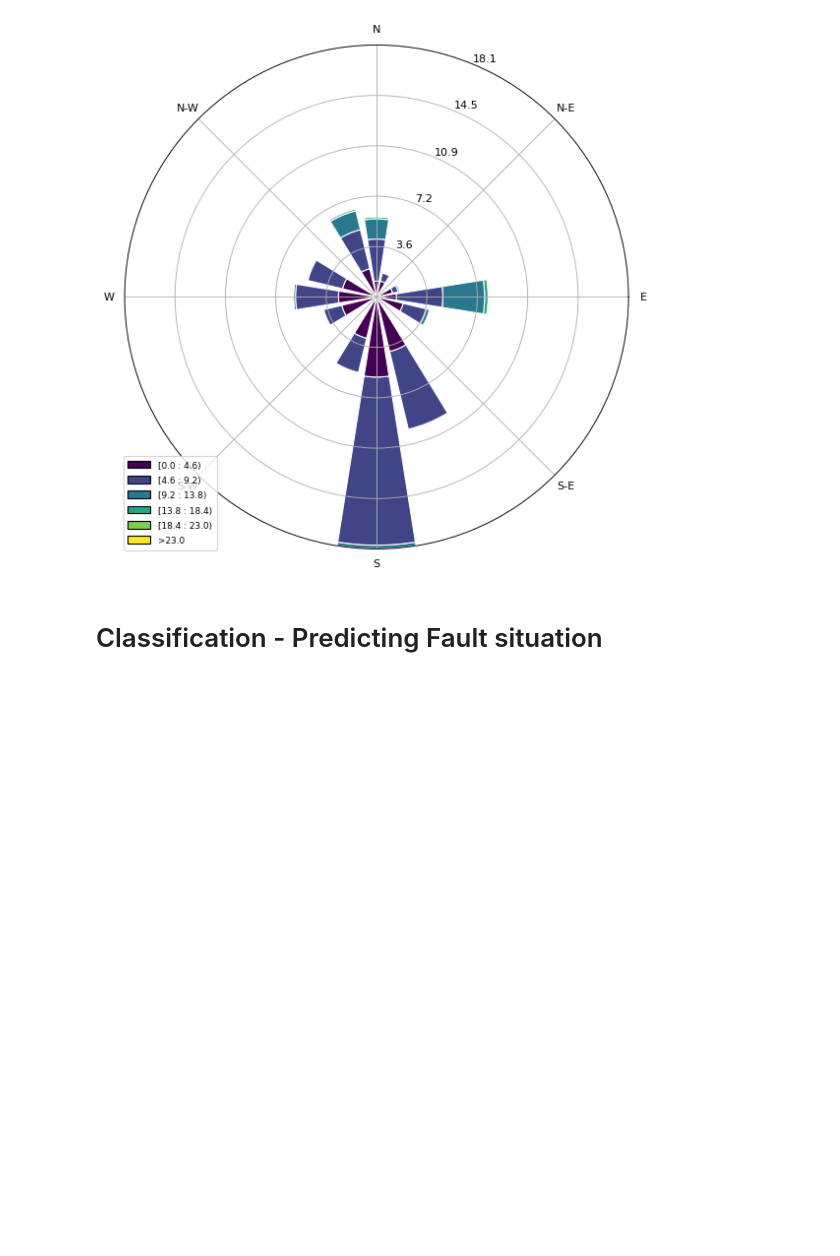
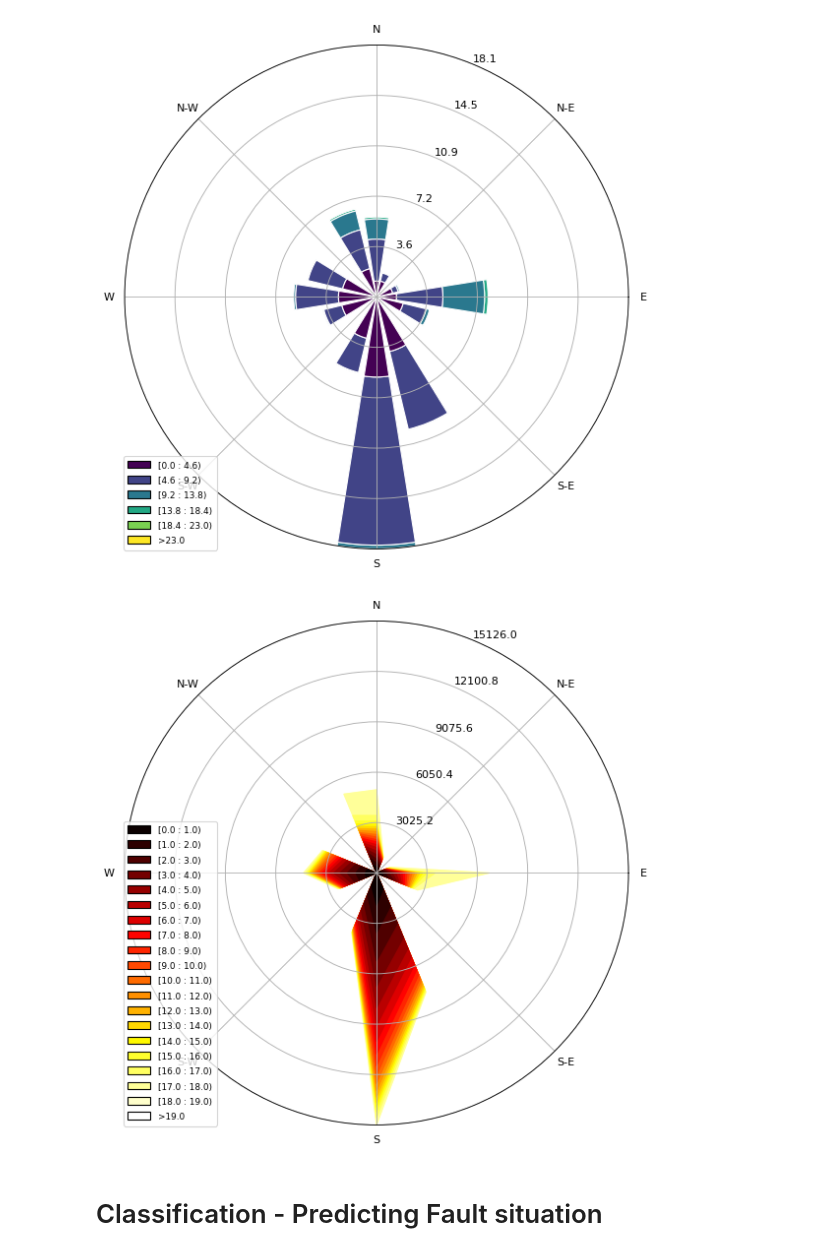
Before and after one commit to LazaUK/IndustrySolutions-WindFarm, a Jupyter notebook: Python_notebook/CambridgeSpark_Laziz_WindFarm.ipynb, the cells around one changed output. Cells and saved outputs as stored; diff of their text form; code cells hidden in the pictures; blank space fills up the shorter version.

```diff
--- a/Python_notebook/CambridgeSpark_Laziz_WindFarm.ipynb
+++ b/Python_notebook/CambridgeSpark_Laziz_WindFarm.ipynb
@@ -259,6 +263,14 @@ ax.set_legend()
 plt.show()
 # %% [output]
 [figure]
+# %%
+# Visualise Active Power and Wind Direction using WindroseAxes
+ax = WindroseAxes.from_ax()
+ax.contourf(df_reg["WindDirection_360"], df_reg["ActivePower"] / 100, bins=np.arange(0, 20, 1), cmap=cm.hot)
+ax.set_legend()
+plt.show()
+# %% [output]
+[figure, added]
 # %%
 # Categorise Wind Direction as per above Wind Rose
 df_reg["WindDirection_360"] = df_reg["WindDirection_360"].apply(wind_rose)
```
Also changed, not shown: parts of 2 cells of this notebook.
